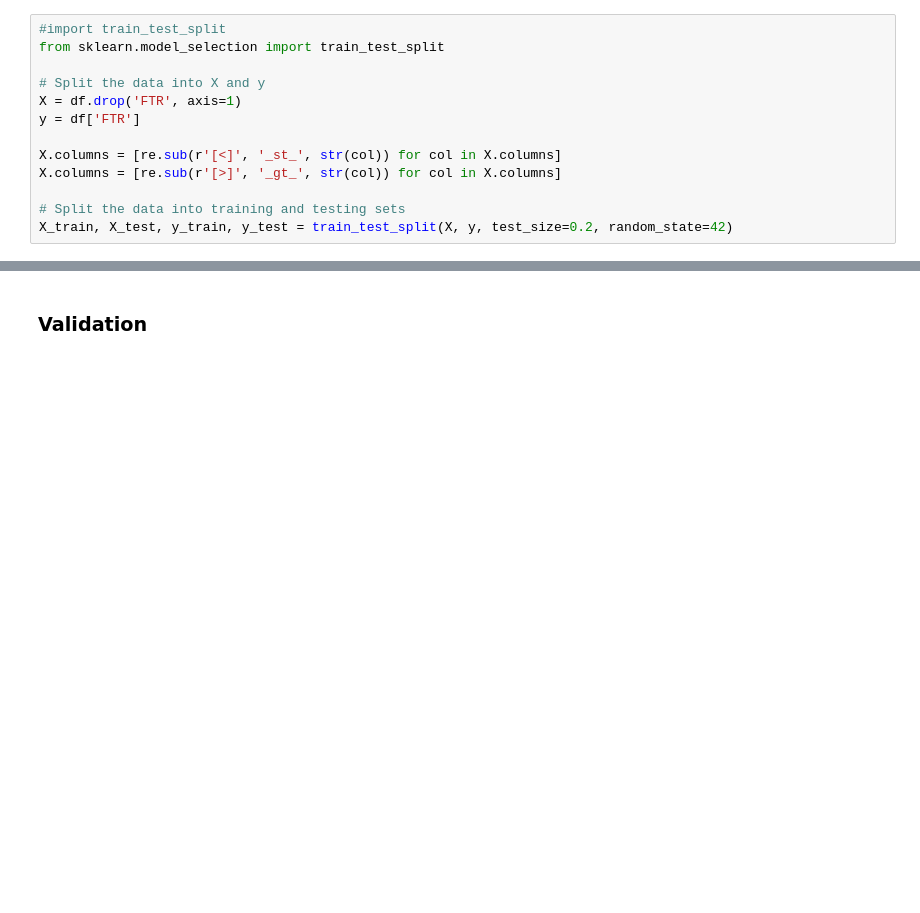
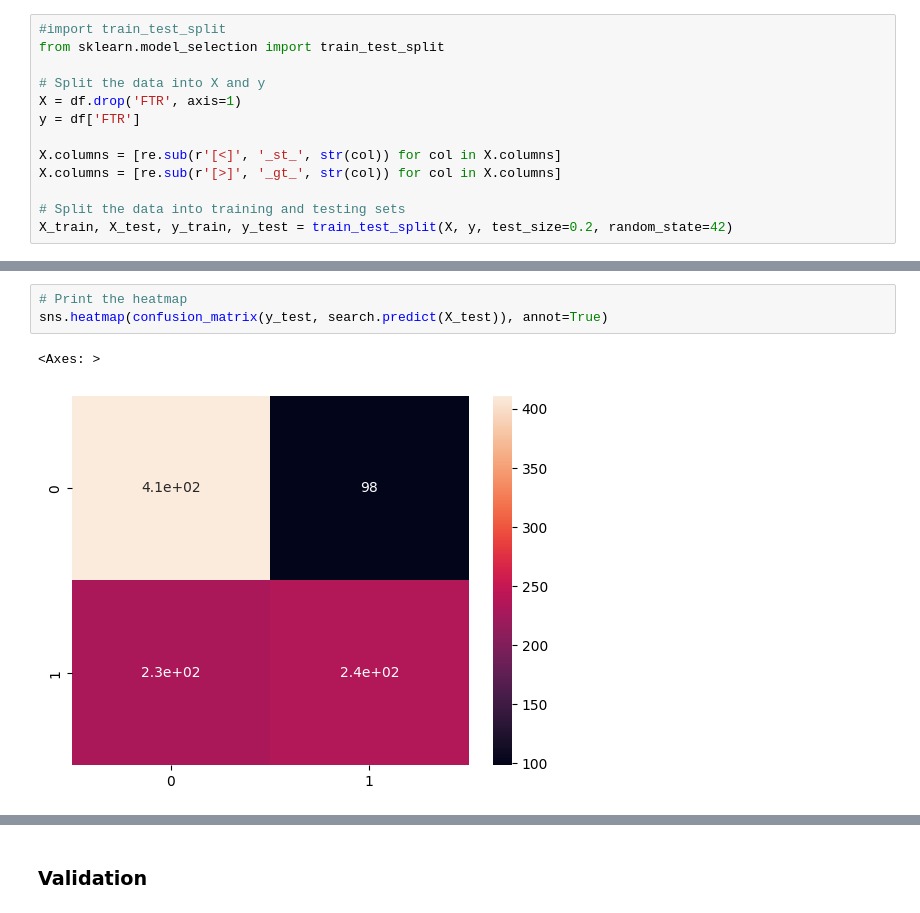
Before and after one commit to aftermathematic/football_brain, a Jupyter notebook: baseline.ipynb, the cells around one changed output, grey strips where cells are left out. Drawn from its saved outputs; the diff is of its cells as text; blank space fills up the shorter version.

```diff
--- a/baseline.ipynb
+++ b/baseline.ipynb
@@ -279,3 +351,9 @@ weighted avg       0.75      0.75      0.75       553
+# %%
+# Print the heatmap
+sns.heatmap(confusion_matrix(y_test, search.predict(X_test)), annot=True)
+# %% [output]
+<Axes: >
+[figure, added]
 # %%
 # Show the 20 most important features
 importances = search.best_estimator_['xgb'].feature_importances_
```
Also changed, not shown: parts of 26 cells of this notebook, 11 other files.
